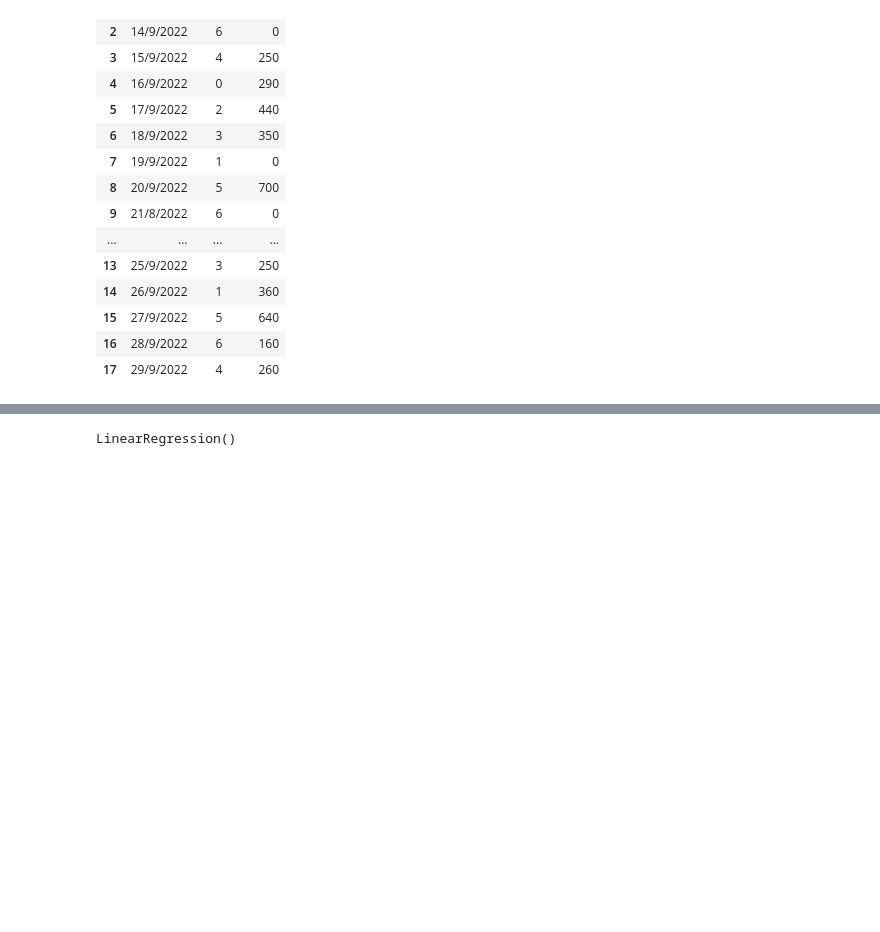
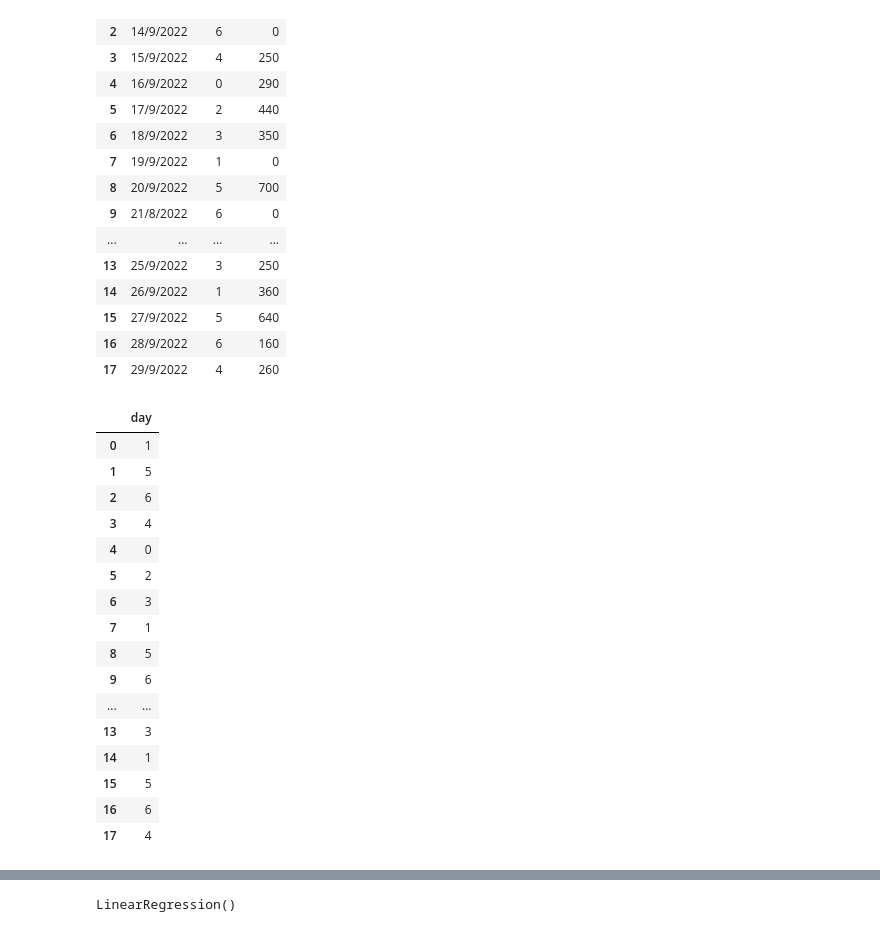
Before and after one commit to EyuaelB/huletshi_shilmat, a Jupyter notebook: shilmat.ipynb, the cells around one changed output, grey strips where cells are left out. Cells and saved outputs as stored; diff of their text form; code cells hidden in the pictures; blank space fills up the shorter version.

```diff
--- a/shilmat.ipynb
+++ b/shilmat.ipynb
@@ -64,3 +64,23 @@ df=df.drop(columns=['date'])
 # %%
 X=df.drop('income',axis=1)
 y=df['income']
+# %%
+y
+# %% [output]
+|  | day |
+| 0 | 1 |
+| 1 | 5 |
+| 2 | 6 |
+| 3 | 4 |
+| 4 | 0 |
+| 5 | 2 |
+| 6 | 3 |
+| 7 | 1 |
+| 8 | 5 |
+| 9 | 6 |
+| ... | ... |
+| 13 | 3 |
+| 14 | 1 |
+| 15 | 5 |
+| 16 | 6 |
+| 17 | 4 |
```
Also changed, not shown: parts of 7 cells of this notebook.
